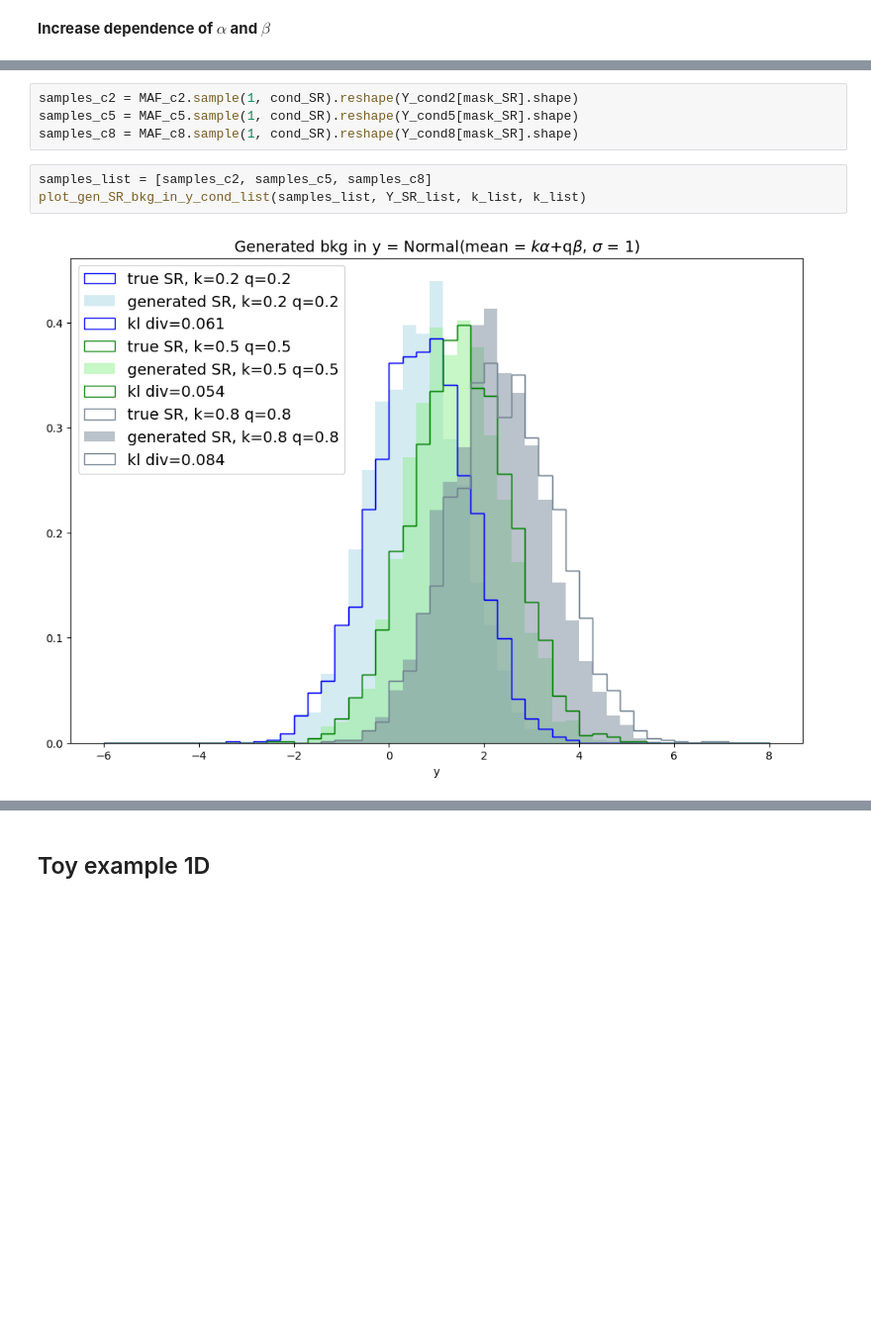
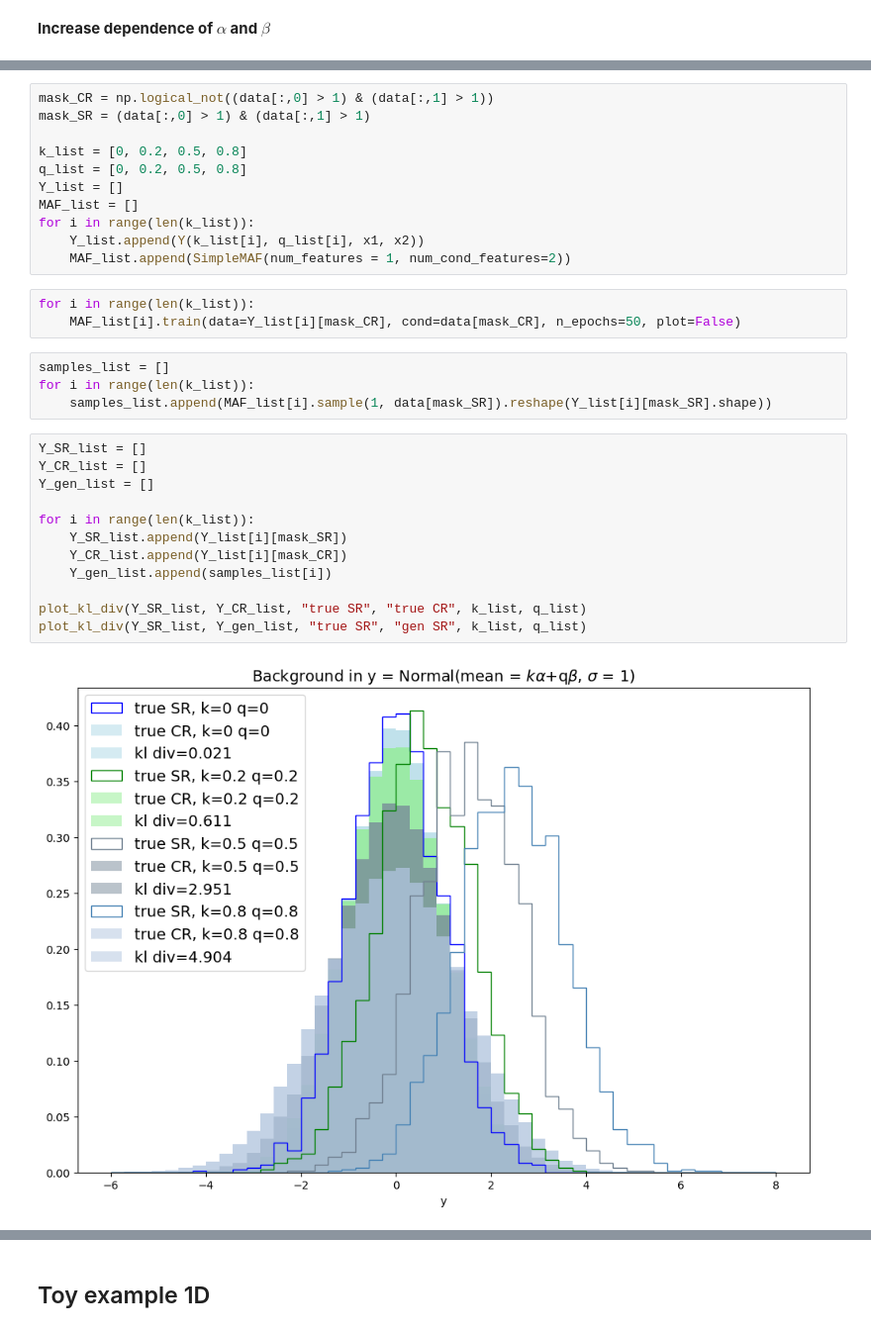
Before and after one commit to hep-lbdl/non-resonant-AD-extrapolation, a Jupyter notebook: Example.ipynb, the cells around one changed output, grey strips where cells are left out. Shown at 99% size. Drawn from its saved outputs; the diff is of its cells as text; blank space fills up the shorter version.

```diff
--- a/Example.ipynb
+++ b/Example.ipynb
@@ -184,9 +156,32 @@ MAF_c8.train(data=Y_cond8[mask_CR], cond=cond_CR, n_epochs=50, plot=False)
-# %%
-samples_c2 = MAF_c2.sample(1, cond_SR).reshape(Y_cond2[mask_SR].shape)
-samples_c5 = MAF_c5.sample(1, cond_SR).reshape(Y_cond5[mask_SR].shape)
-samples_c8 = MAF_c8.sample(1, cond_SR).reshape(Y_cond8[mask_SR].shape)
-# %%
-samples_list = [samples_c2, samples_c5, samples_c8]
-plot_gen_SR_bkg_in_y_cond_list(samples_list, Y_SR_list, k_list, k_list)
-# %% [output]
-[figure, removed]
+# %%
+mask_CR = np.logical_not((data[:,0] > 1) & (data[:,1] > 1))
+mask_SR = (data[:,0] > 1) & (data[:,1] > 1)
+
+k_list = [0, 0.2, 0.5, 0.8]
+q_list = [0, 0.2, 0.5, 0.8]
+Y_list = []
+MAF_list = []
+for i in range(len(k_list)):
+    Y_list.append(Y(k_list[i], q_list[i], x1, x2))
+    MAF_list.append(SimpleMAF(num_features = 1, num_cond_features=2))
+# %%
+for i in range(len(k_list)):
+    MAF_list[i].train(data=Y_list[i][mask_CR], cond=data[mask_CR], n_epochs=50, plot=False)
+# %%
+samples_list = []
+for i in range(len(k_list)):
+    samples_list.append(MAF_list[i].sample(1, data[mask_SR]).reshape(Y_list[i][mask_SR].shape))
+# %%
+Y_SR_list = []
+Y_CR_list = []
+Y_gen_list = []
+
+for i in range(len(k_list)):
+    Y_SR_list.append(Y_list[i][mask_SR])
+    Y_CR_list.append(Y_list[i][mask_CR])
+    Y_gen_list.append(samples_list[i])
+
+plot_kl_div(Y_SR_list, Y_CR_list, "true SR", "true CR", k_list, q_list)
+plot_kl_div(Y_SR_list, Y_gen_list, "true SR", "gen SR", k_list, q_list)
+# %% [output]
+[figure, added]
```
Also changed, not shown: parts of 30 cells of this notebook, 16 other files.
